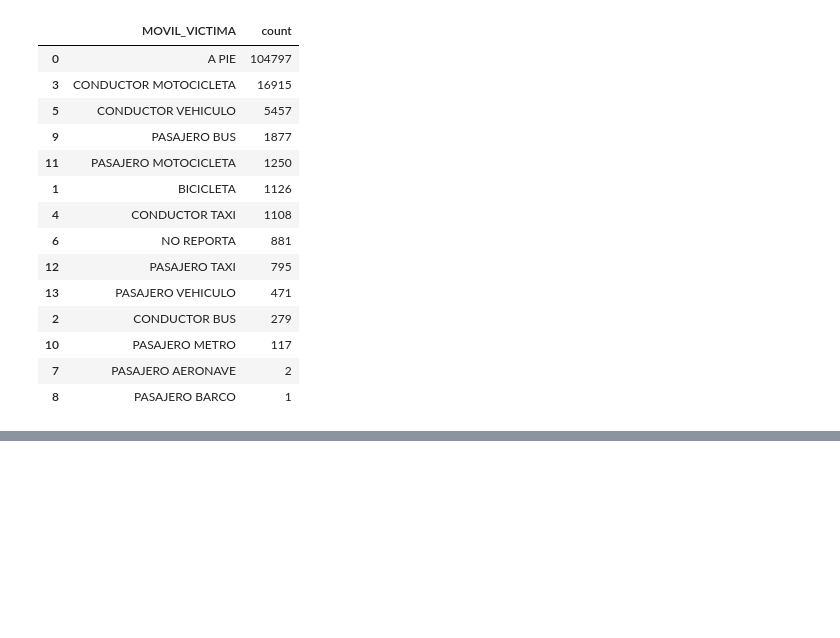
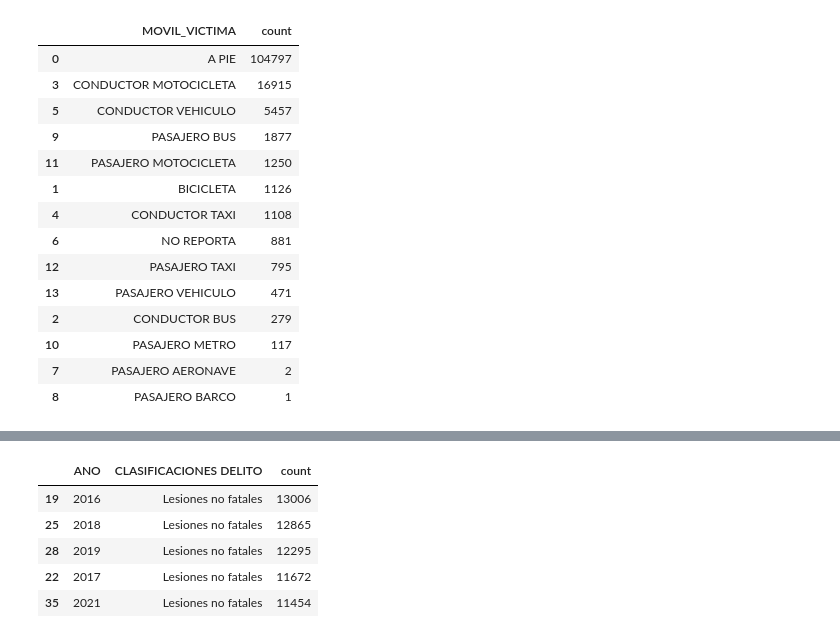
Before and after one commit to SantiagoDrckr/Delitos_en_Bucaramanga_ENE2010_DIC2021, a Jupyter notebook: crime_bucaramanga.ipynb, the cells around one changed output, grey strips where cells are left out. Saved outputs shown, nothing was run; the diff lists cells and outputs as text; code cells hidden in the pictures; blank space fills up the shorter version.

```diff
--- a/crime_bucaramanga.ipynb
+++ b/crime_bucaramanga.ipynb
@@ -827,0 +840,11 @@ chart
+# %%
+# Clasificacion del delito por año
+yrly_crime_classification = df.groupby(['ANO','CLASIFICACIONES DELITO']).size().reset_index(name='count').sort_values(by='count', ascending=False)
+yrly_crime_classification.head()
+# %% [output]
+|  | ANO | CLASIFICACIONES DELITO | count |
+| 19 | 2016 | Lesiones no fatales | 13006 |
+| 25 | 2018 | Lesiones no fatales | 12865 |
+| 28 | 2019 | Lesiones no fatales | 12295 |
+| 22 | 2017 | Lesiones no fatales | 11672 |
+| 35 | 2021 | Lesiones no fatales | 11454 |
```
Also changed, not shown: parts of 15 cells of this notebook.
